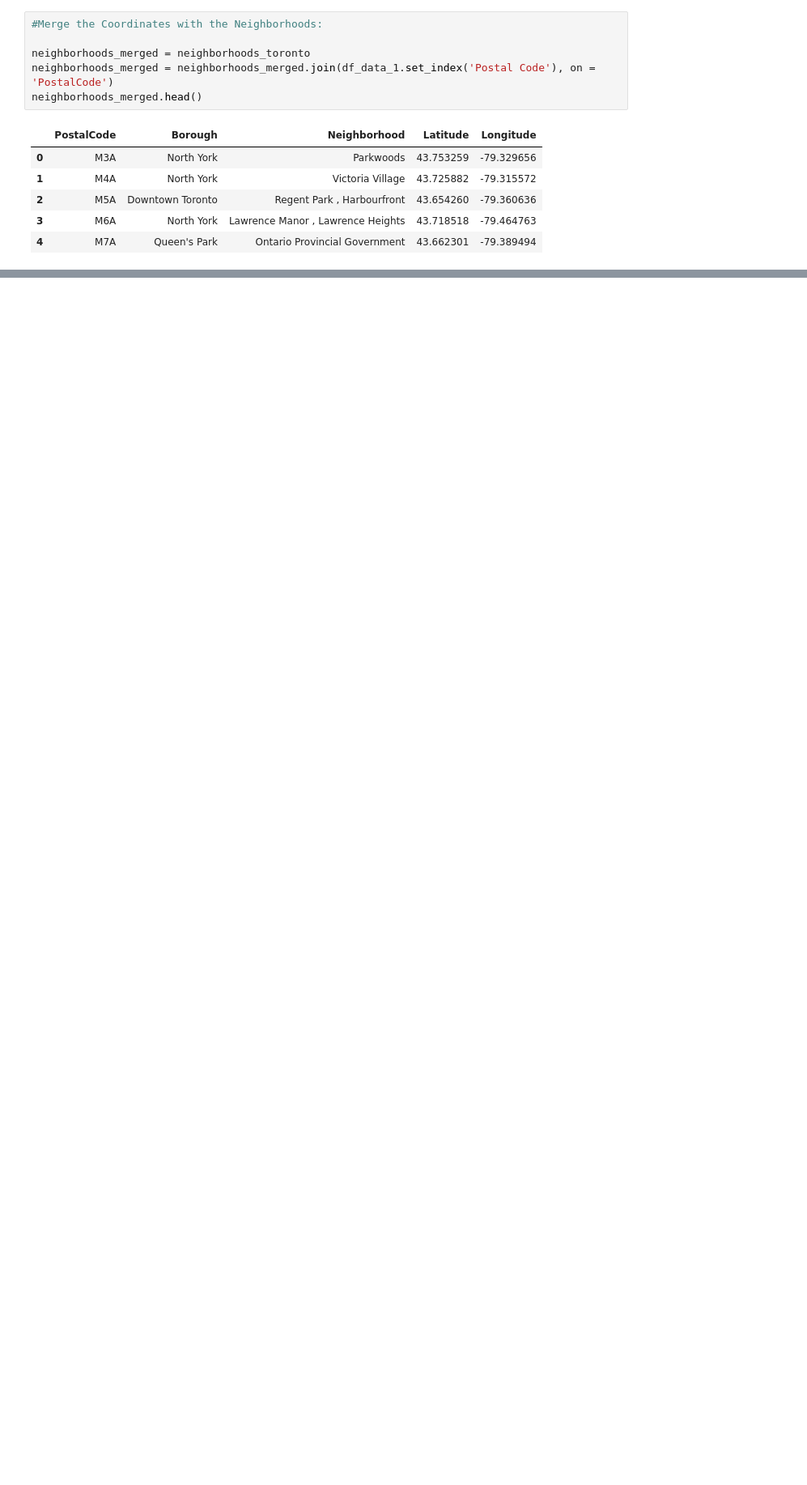
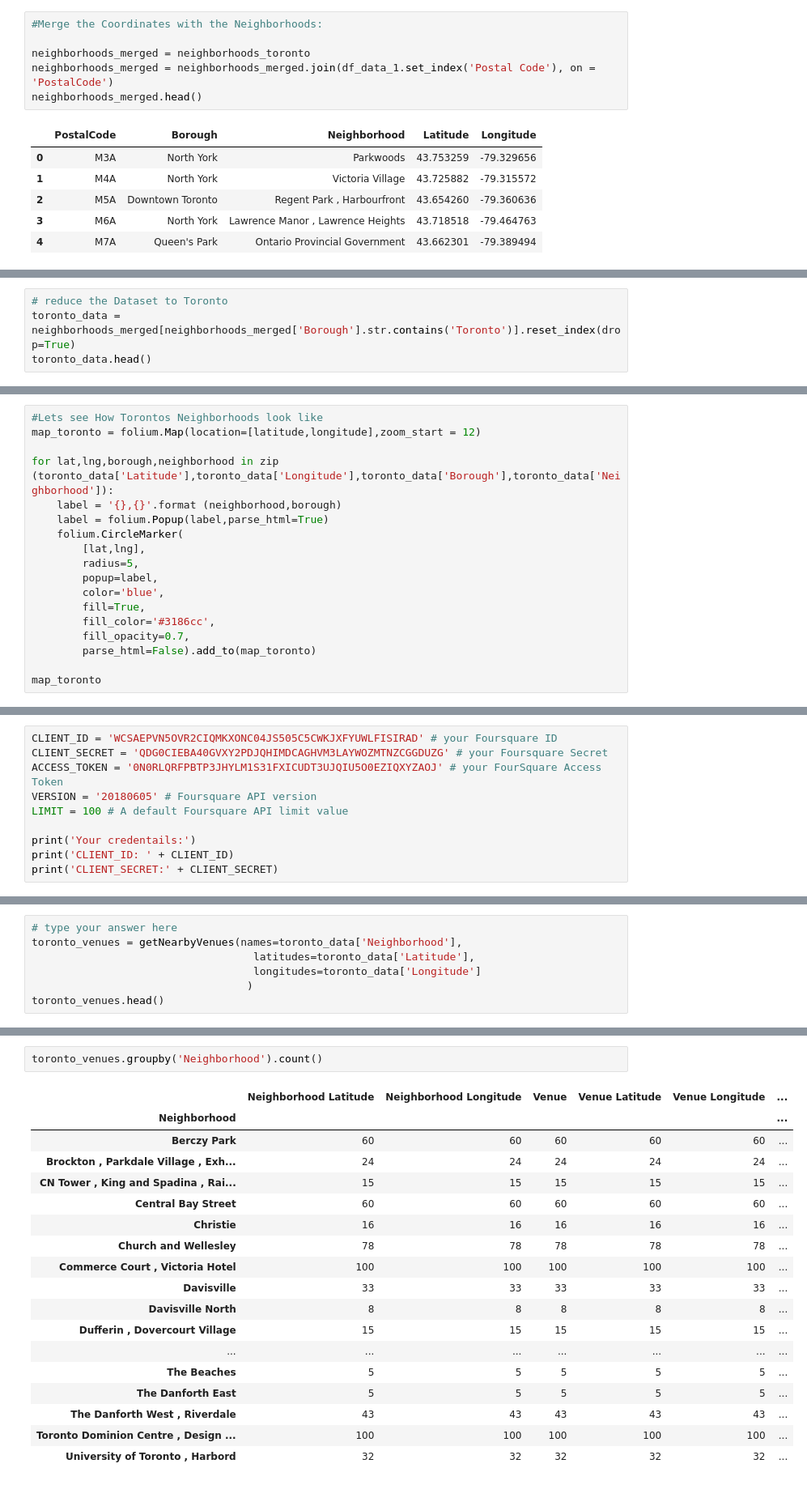
Before and after one commit to lotramo/Coursera_Capstone, a Jupyter notebook: Coursera Capstone Data Science.ipynb, the cells around one changed output, grey strips where cells are left out. Shown: that part at 81% size. Cells and saved outputs as stored; diff of their text form; blank space fills up the shorter version.

```diff
--- a/Coursera Capstone Data Science.ipynb
+++ b/Coursera Capstone Data Science.ipynb
@@ -192,0 +264,4 @@ neighborhoods_merged.head()
+# %%
+# reduce the Dataset to Toronto
+toronto_data = neighborhoods_merged[neighborhoods_merged['Borough'].str.contains('Toronto')].reset_index(drop=True)
+toronto_data.head()
@@ -192,0 +279,18 @@ neighborhoods_merged.head()
+# %%
+#Lets see How Torontos Neighborhoods look like
+map_toronto = folium.Map(location=[latitude,longitude],zoom_start = 12)
+
+for lat,lng,borough,neighborhood in zip (toronto_data['Latitude'],toronto_data['Longitude'],toronto_data['Borough'],toronto_data['Neighborhood']):
+    label = '{},{}'.format (neighborhood,borough)
+    label = folium.Popup(label,parse_html=True)
+    folium.CircleMarker(
+        [lat,lng],
+        radius=5,
+        popup=label,
+        color='blue',
+        fill=True,
+        fill_color='#3186cc',
+        fill_opacity=0.7,
+        parse_html=False).add_to(map_toronto)
+
+map_toronto
@@ -192,0 +299,10 @@ neighborhoods_merged.head()
+# %%
+CLIENT_ID = 'WCSAEPVN5OVR2CIQMKXONC04JS505C5CWKJXFYUWLFISIRAD' # your Foursquare ID
+CLIENT_SECRET = 'QDG0CIEBA40GVXY2PDJQHIMDCAGHVM3LAYWOZMTNZCGGDUZG' # your Foursquare Secret
+ACCESS_TOKEN = '0N0RLQRFPBTP3JHYLM1S31FXICUDT3UJQIU5O0EZIQXYZAOJ' # your FourSquare Access Token
+VERSION = '20180605' # Foursquare API version
+LIMIT = 100 # A default Foursquare API limit value
+
+print('Your credentails:')
+print('CLIENT_ID: ' + CLIENT_ID)
+print('CLIENT_SECRET:' + CLIENT_SECRET)
@@ -192,0 +353,7 @@ neighborhoods_merged.head()
+# %%
+# type your answer here
+toronto_venues = getNearbyVenues(names=toronto_data['Neighborhood'],
+                                   latitudes=toronto_data['Latitude'],
+                                   longitudes=toronto_data['Longitude']
+                                  )
+toronto_venues.head()
@@ -192,0 +388,21 @@ neighborhoods_merged.head()
+# %%
+toronto_venues.groupby('Neighborhood').count()
+# %% [output]
+|  | Neighborhood Latitude | Neighborhood Longitude | Venue | Venue Latitude | Venue Longitude | ... |
+| Neighborhood |  |  |  |  |  | ... |
+| Berczy Park | 60 | 60 | 60 | 60 | 60 | ... |
+| Brockton , Parkdale Village , Exh... | 24 | 24 | 24 | 24 | 24 | ... |
+| CN Tower , King and Spadina , Rai... | 15 | 15 | 15 | 15 | 15 | ... |
+| Central Bay Street | 60 | 60 | 60 | 60 | 60 | ... |
+| Christie | 16 | 16 | 16 | 16 | 16 | ... |
+| Church and Wellesley | 78 | 78 | 78 | 78 | 78 | ... |
+| Commerce Court , Victoria Hotel | 100 | 100 | 100 | 100 | 100 | ... |
+| Davisville | 33 | 33 | 33 | 33 | 33 | ... |
+| Davisville North | 8 | 8 | 8 | 8 | 8 | ... |
+| Dufferin , Dovercourt Village | 15 | 15 | 15 | 15 | 15 | ... |
+| ... | ... | ... | ... | ... | ... | ... |
+| The Beaches | 5 | 5 | 5 | 5 | 5 | ... |
+| The Danforth East | 5 | 5 | 5 | 5 | 5 | ... |
+| The Danforth West , Riverdale | 43 | 43 | 43 | 43 | 43 | ... |
+| Toronto Dominion Centre , Design ... | 100 | 100 | 100 | 100 | 100 | ... |
+| University of Toronto , Harbord | 32 | 32 | 32 | 32 | 32 | ... |
```
Also changed, not shown: parts of 15 cells of this notebook.
